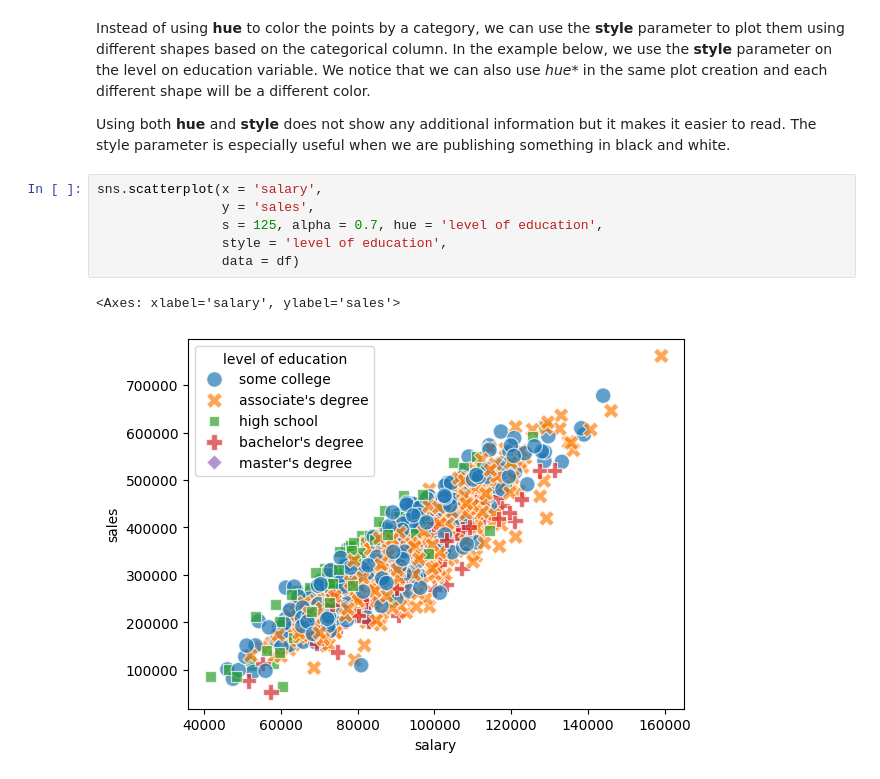
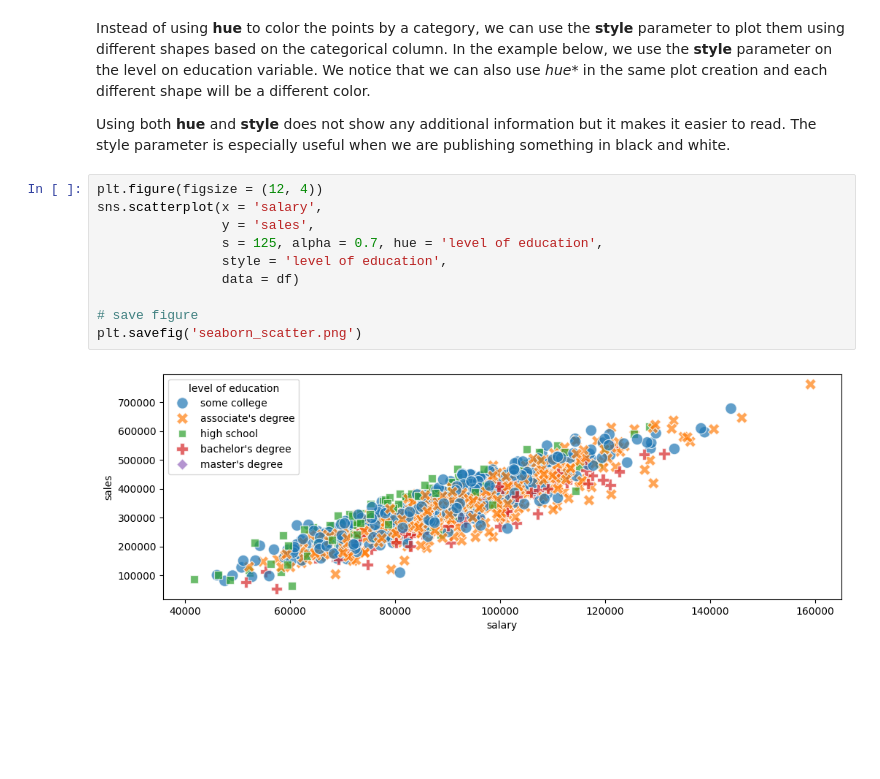
Before and after one commit to ryslipe/master_class, a Jupyter notebook: seaborn/01_seaborn_scatterplots.ipynb, the cells around one changed output. Saved outputs shown, nothing was run; the diff lists cells and outputs as text; blank space fills up the shorter version.

Commit message:
scatter

```diff
--- a/seaborn/01_seaborn_scatterplots.ipynb
+++ b/seaborn/01_seaborn_scatterplots.ipynb
@@ -90,11 +90,14 @@ Instead of using **hue** to color the points by a category, we can use the **sty
 
 Using both **hue** and **style** does not show any additional information but it makes it easier to read. The style parameter is especially useful when we are publishing something in black and white.
 # %%
+plt.figure(figsize = (12, 4))
 sns.scatterplot(x = 'salary',
                 y = 'sales',
                 s = 125, alpha = 0.7, hue = 'level of education',
                 style = 'level of education',
                 data = df)
+
+# save figure
+plt.savefig('seaborn_scatter.png')
 # %% [output]
-<Axes: xlabel='salary', ylabel='sales'>
-[figure, old version]
+[figure, new version]
```
